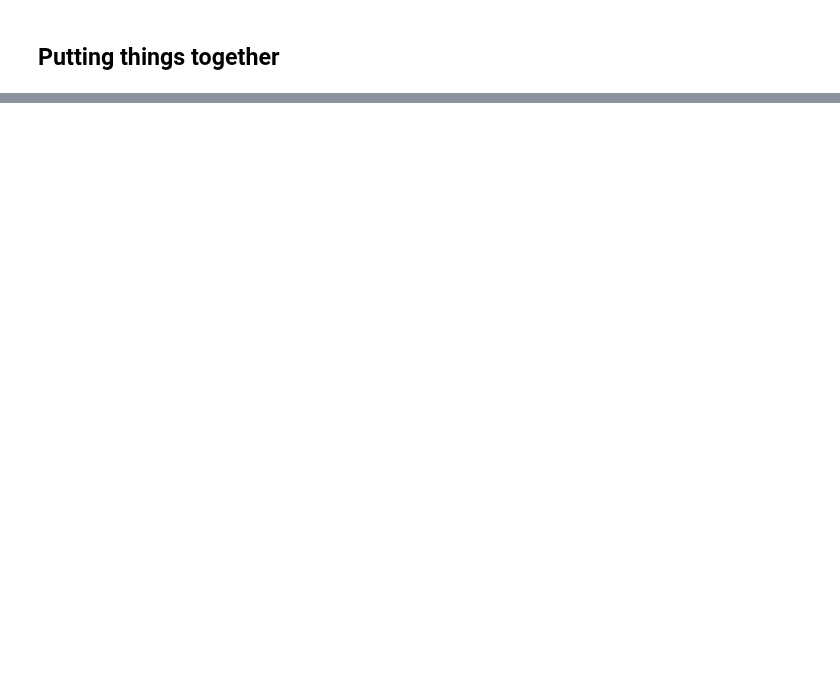
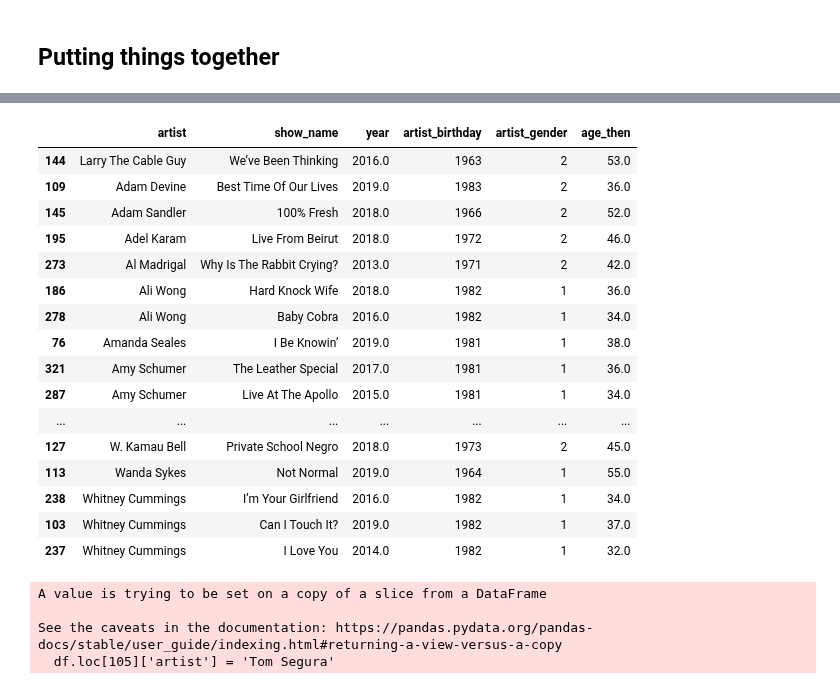
Before and after one commit to rmelbardis/ObjectivelyFunny, a Jupyter notebook: notebooks/extraction.ipynb, the cells around one changed output, grey strips where cells are left out. Drawn from its saved outputs; the diff is of its cells as text; code cells hidden in the pictures; blank space fills up the shorter version.

Commit message:
calculating age at the time of performance

```diff
--- a/notebooks/extraction.ipynb
+++ b/notebooks/extraction.ipynb
@@ -173,0 +141,28 @@ No dsfsfdsdfs found. Please check the name.
+# %%
+age_dict = {'Drew Michael': 1988,
+ 'Kathleen Madigan': 1965,
+ 'Phil Wang': 1990,
+ 'Joe List': 1982,
+ 'Nate Bargatze': 1979,
+ 'Sam Morril': 1986,
+ 'Sam Jay': 1982,
+ 'Roy Wood Jr.': 1978,
+ 'Chris Gethard': 1980,
+ 'Dave Allen': 1936,
+ 'Andy Woodhull': 1980,
+ 'Emily Heller': 1985,
+ 'Gina Yashere': 1974,
+ 'W. Kamau Bell': 1973,
+ 'Joe Mande': 1983,
+ 'Brad Williams': 1984,
+ 'Deray Davis': 1982,
+ 'Kavin Jay': 1980,
+ 'Ari Shaffir': 1974,
+ 'Fahim Anwar': 1984,
+ 'Jen Kirkman': 1974,
+ 'Neal Brennan': 1973,
+ 'Michael Che': 1983}
+# %%
+# filling in missing birthdays
+for k,v in age_dict.items():
+    df['artist_birthday'][df['artist'] == k] = str(v)
@@ -173,0 +187,3 @@ No dsfsfdsdfs found. Please check the name.
+# %%
+df['artist_birthday'] = df['artist_birthday'].str[:4]
+df.head(20)
@@ -173,0 +208,3 @@ No dsfsfdsdfs found. Please check the name.
+# %%
+df['age_then'] = df.year - df.artist_birthday.astype(float)
+df.head()
@@ -173,0 +234,28 @@ No dsfsfdsdfs found. Please check the name.
+# %%
+pd.set_option("display.max_rows", None)
+df.sort_values('artist')
+# %% [output]
+|  | artist | show_name | year | artist_birthday | artist_gender | age_then |
+| 144 | Larry The Cable Guy | We’ve Been Thinking | 2016.0 | 1963 | 2 | 53.0 |
+| 109 | Adam Devine | Best Time Of Our Lives | 2019.0 | 1983 | 2 | 36.0 |
+| 145 | Adam Sandler | 100% Fresh | 2018.0 | 1966 | 2 | 52.0 |
+| 195 | Adel Karam | Live From Beirut | 2018.0 | 1972 | 2 | 46.0 |
+| 273 | Al Madrigal | Why Is The Rabbit Crying? | 2013.0 | 1971 | 2 | 42.0 |
+| 186 | Ali Wong | Hard Knock Wife | 2018.0 | 1982 | 1 | 36.0 |
+| 278 | Ali Wong | Baby Cobra | 2016.0 | 1982 | 1 | 34.0 |
+| 76 | Amanda Seales | I Be Knowin’ | 2019.0 | 1981 | 1 | 38.0 |
+| 321 | Amy Schumer | The Leather Special | 2017.0 | 1981 | 1 | 36.0 |
+| 287 | Amy Schumer | Live At The Apollo | 2015.0 | 1981 | 1 | 34.0 |
+| ... | ... | ... | ... | ... | ... | ... |
+| 127 | W. Kamau Bell | Private School Negro | 2018.0 | 1973 | 2 | 45.0 |
+| 113 | Wanda Sykes | Not Normal | 2019.0 | 1964 | 1 | 55.0 |
+| 238 | Whitney Cummings | I’m Your Girlfriend | 2016.0 | 1982 | 1 | 34.0 |
+| 103 | Whitney Cummings | Can I Touch It? | 2019.0 | 1982 | 1 | 37.0 |
+| 237 | Whitney Cummings | I Love You | 2014.0 | 1982 | 1 | 32.0 |
+# %%
+df.loc[105]['artist'] = 'Tom Segura'
+# %% [output]
+A value is trying to be set on a copy of a slice from a DataFrame
+
+See the caveats in the documentation: https://pandas.pydata.org/pandas-docs/stable/user_guide/indexing.html#returning-a-view-versus-a-copy
+  df.loc[105]['artist'] = 'Tom Segura'
```
Also changed, not shown: parts of 24 cells of this notebook.
